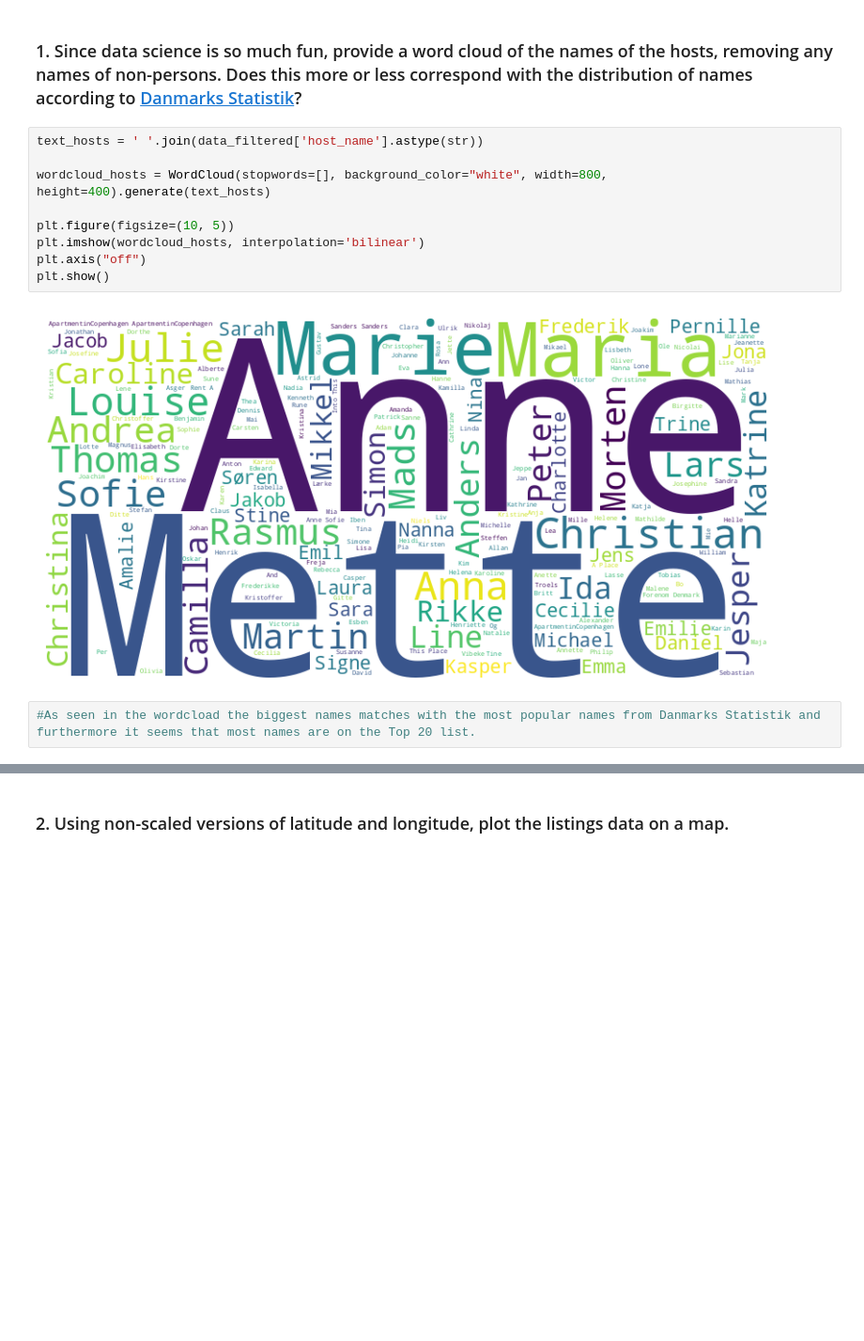
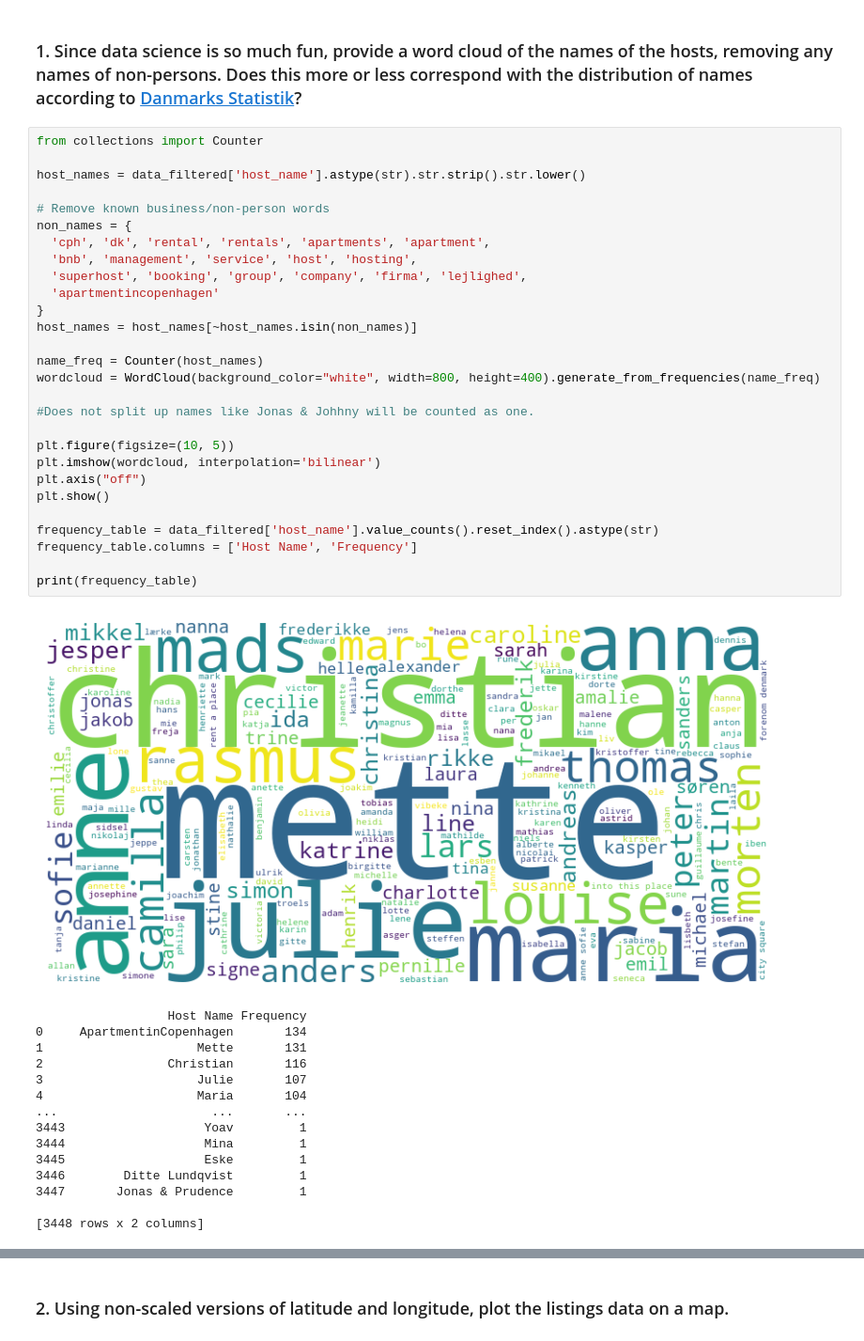
Before and after one commit to JonasPHenriksen/ML-Assignments, a Jupyter notebook: 1. Copenhagen AirBnB/1. Copenhagen AirBnB.ipynb, the cells around one changed output, grey strips where cells are left out. Shown at 94% size. Drawn from its saved outputs; the diff is of its cells as text; blank space fills up the shorter version.

Commit message:
Fixed wordcloud

```diff
--- a/1. Copenhagen AirBnB/1. Copenhagen AirBnB.ipynb
+++ b/1. Copenhagen AirBnB/1. Copenhagen AirBnB.ipynb
@@ -106,16 +106,47 @@ plt.show()
 # %% [markdown]
 
 ### 1. Since data science is so much fun, provide a word cloud of the names of the hosts, removing any names of non-persons. Does this more or less correspond with the distribution of names according to [Danmarks Statistik](https://www.dst.dk/da/Statistik/emner/borgere/navne/navne-i-hele-befolkningen)?
-# %%
-text_hosts = ' '.join(data_filtered['host_name'].astype(str))
-
-wordcloud_hosts = WordCloud(stopwords=[], background_color="white", width=800, height=400).generate(text_hosts)
-
-plt.figure(figsize=(10, 5))
-plt.imshow(wordcloud_hosts, interpolation='bilinear')
-plt.axis("off")
-plt.show()
-# %% [output]
-[figure, removed]
-# %%
-#As seen in the wordcload the biggest names matches with the most popular names from Danmarks Statistik and furthermore it seems that most names are on the Top 20 list.
+# %%
+from collections import Counter
+
+host_names = data_filtered['host_name'].astype(str).str.strip().str.lower()
+
+# Remove known business/non-person words
+non_names = {
+  'cph', 'dk', 'rental', 'rentals', 'apartments', 'apartment',
+  'bnb', 'management', 'service', 'host', 'hosting',
+  'superhost', 'booking', 'group', 'company', 'firma', 'lejlighed',
+  'apartmentincopenhagen'
+}
+host_names = host_names[~host_names.isin(non_names)]
+
+name_freq = Counter(host_names)
+wordcloud = WordCloud(background_color="white", width=800, height=400).generate_from_frequencies(name_freq)
+
+#Does not split up names like Jonas & Johhny will be counted as one.
+
+plt.figure(figsize=(10, 5))
+plt.imshow(wordcloud, interpolation='bilinear')
+plt.axis("off")
+plt.show()
+
+frequency_table = data_filtered['host_name'].value_counts().reset_index().astype(str)
+frequency_table.columns = ['Host Name', 'Frequency']
+
+print(frequency_table)
+# %% [output]
+[figure, added]
+                  Host Name Frequency
+0     ApartmentinCopenhagen       134
+1                     Mette       131
+2                 Christian       116
+3                     Julie       107
+4                     Maria       104
+...                     ...       ...
+3443                   Yoav         1
+3444                   Mina         1
+3445                   Eske         1
+3446        Ditte Lundqvist         1
+3447       Jonas & Prudence         1
+
+[3448 rows x 2 columns]
```
Also changed, not shown: parts of 3 cells of this notebook.
